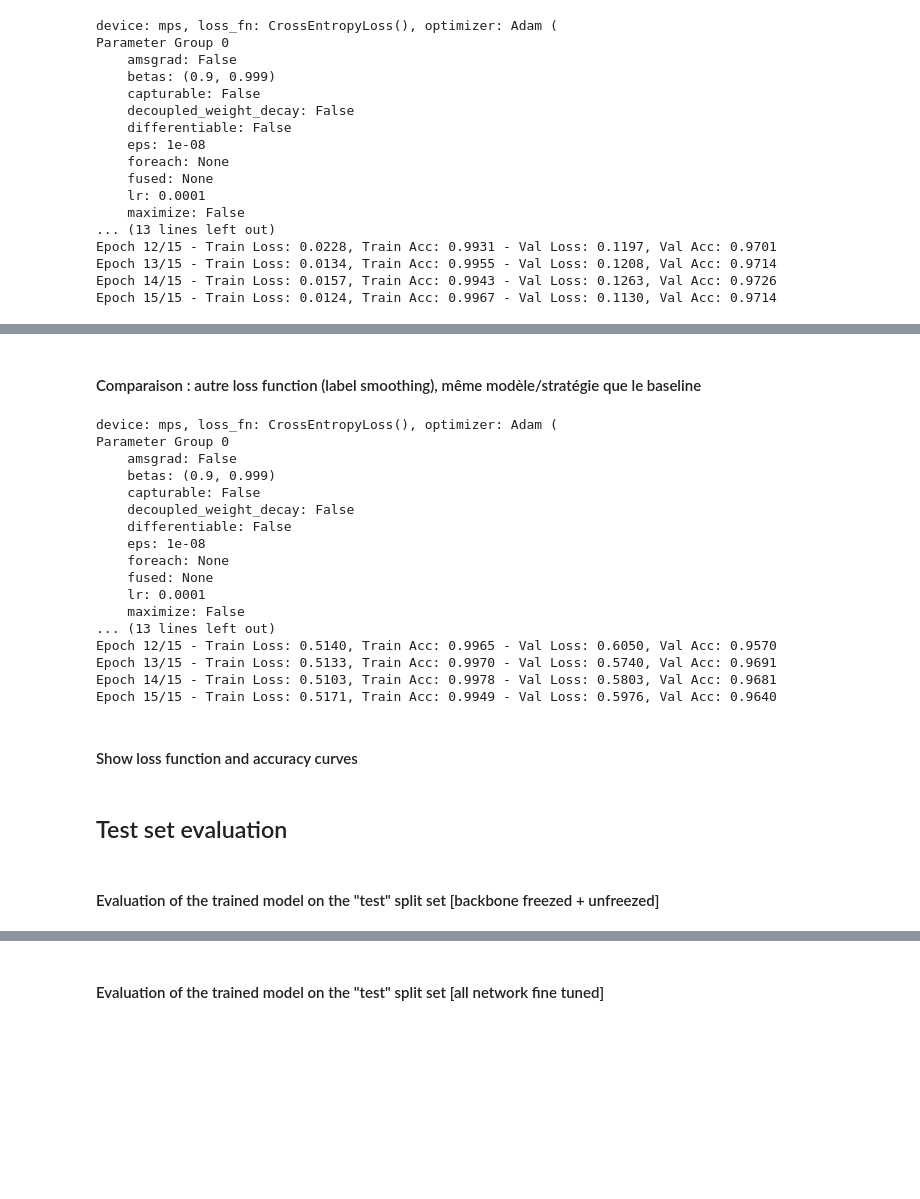
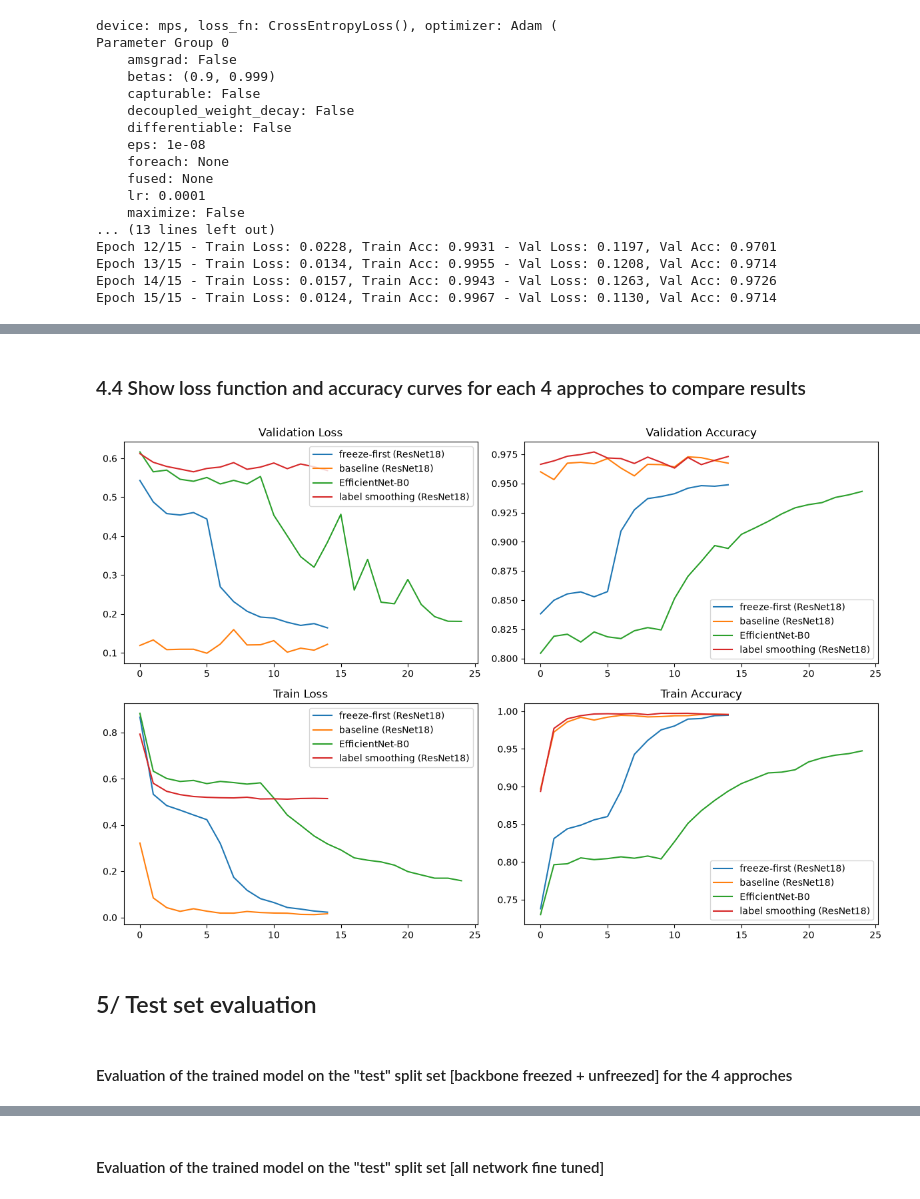
Before and after one commit to madalei/SOLSCAN, a Jupyter notebook: notebooks/train_eurosat_classifier.ipynb, the cells around one changed output, grey strips where cells are left out. Cells and saved outputs as stored; diff of their text form; code cells hidden in the pictures; blank space fills up the shorter version.

Commit message:
[notebook] Release candidate - Clean notebook showing benchmark on models, loss function and metrics about 4 variations

```diff
--- a/notebooks/train_eurosat_classifier.ipynb
+++ b/notebooks/train_eurosat_classifier.ipynb
@@ -51,7 +51,7 @@ train_loader, val_loader, test_loader = build_dataloaders(full_dataset, BATCH_SI
 # 3/ Load the pretrained ResNet18 model and modify the final fully connected layer to match the number of classes in EuroSAT
 # TODO : maybe use a different model, like EfficientNet, or a custom CNN, or a ViT (Vision Transformer) model
 
-model = build_resnet18_classifier(num_classes=len(classes), device=device)
+model_resnet18 = build_resnet18_classifier(num_classes=len(classes), device=device)
 
 # 7/ Define the loss function
 # CrossEntropyLoss combine en une seule opération LogSoftmax + NLLLoss (Negative Log-Likelihood Loss)
@@ -72,5 +88,5 @@ loss_fn = nn.CrossEntropyLoss()
 # %%
-# Run the model train - freeze-first transfer learning (2 phases)
+# Run the model Resnet18 train - freeze-first transfer learning (2 phases)
 
 from models.resnet18_classifier_builder import freeze_backbone, unfreeze_backbone
 
@@ -79,19 +95,19 @@ EPOCHS_PHASE2 = 9  # backbone dégelé, tout le réseau s'affine à un lr plus f
 
 # Phase 1 : backbone gelé, seule la tête (fc) s'entraîne
 # lr plus élevé car la tête est initialisée aléatoirement et doit apprendre vite
-freeze_backbone(model)
-optimizer_phase1 = torch.optim.Adam(model.fc.parameters(), lr=1e-3)
+freeze_backbone(model_resnet18)
+optimizer_phase1 = torch.optim.Adam(model_resnet18.fc.parameters(), lr=1e-3)
 engine_phase1 = Engine(device, loss_fn, optimizer_phase1)
-engine_phase1.display_info()
-history_phase1 = engine_phase1.train_model(model, train_loader, val_loader, EPOCHS_PHASE1)
+#engine_phase1.display_info()
+history_phase1 = engine_phase1.train_model(model_resnet18, train_loader, val_loader, EPOCHS_PHASE1)
 
 # Phase 2 : backbone dégelé, tout le réseau s'affine à un lr plus faible
 # lr faible pour ne pas détruire les features pré-entraînées pendant le fine-tuning
-unfreeze_backbone(model)
-optimizer_phase2 = torch.optim.Adam(model.parameters(), lr=1e-5)
+unfreeze_backbone(model_resnet18)
+optimizer_phase2 = torch.optim.Adam(model_resnet18.parameters(), lr=1e-5)
 engine_phase2 = Engine(device, loss_fn, optimizer_phase2)
-engine_phase2.display_info()
-history_phase2 = engine_phase2.train_model(model, train_loader, val_loader, EPOCHS_PHASE2)
+#engine_phase2.display_info()
+history_phase2 = engine_phase2.train_model(model_resnet18, train_loader, val_loader, EPOCHS_PHASE2)
 
 # Fusion des historiques des deux phases pour le plot ci-dessous
 history = {key: history_phase1[key] + history_phase2[key] for key in history_phase1}
@@ -153,6 +221,9 @@ Epoch 15/15 - Train Loss: 0.0124, Train Acc: 0.9967 - Val Loss: 0.1130, Val Acc:
 # Même stratégie freeze-first (2 phases) que le run ResNet18 pour isoler l'effet du choix d'architecture
 
 from models.efficientnet_b0_classifier_builder import build_efficientnet_b0_classifier, freeze_backbone, unfreeze_backbone
+
+EPOCHS_PHASE1 = 10  # backbone gelé, seule la tête s'entraîne
+EPOCHS_PHASE2 = 15  # backbone dégelé, tout le réseau s entraine à un lr plus faible
 
 model_efficientnet = build_efficientnet_b0_classifier(num_classes=len(classes), device=device)
 
@@ -195,61 +266,41 @@ Epoch 9/9 - Train Loss: 0.2371, Train Acc: 0.9214 - Val Loss: 0.2288, Val Acc: 0
-# %% [markdown]
-#### Comparaison : autre loss function (label smoothing), même modèle/stratégie que le baseline
-# %%
-# Comparaison loss : CrossEntropyLoss avec label smoothing (réduit la sur-confiance, régularise)
-# Même modèle (ResNet18) et même stratégie (single-phase) que le baseline pour isoler l'effet de la loss
-
-model_label_smoothing = build_resnet18_classifier(num_classes=len(classes), device=device)
-loss_fn_label_smoothing = nn.CrossEntropyLoss(label_smoothing=0.1)
-
-optimizer_label_smoothing = torch.optim.Adam(model_label_smoothing.parameters(), lr=1e-4)
-engine_label_smoothing = Engine(device, loss_fn_label_smoothing, optimizer_label_smoothing)
-engine_label_smoothing.display_info()
-
-history_label_smoothing = engine_label_smoothing.train_model(model_label_smoothing, train_loader, val_loader, EPOCHS_BASELINE)
-# %% [output]
-device: mps, loss_fn: CrossEntropyLoss(), optimizer: Adam (
-Parameter Group 0
-    amsgrad: False
-    betas: (0.9, 0.999)
-    capturable: False
-    decoupled_weight_decay: False
-    differentiable: False
-    eps: 1e-08
-    foreach: None
-    fused: None
-    lr: 0.0001
-    maximize: False
-... (13 lines left out)
-Epoch 12/15 - Train Loss: 0.5140, Train Acc: 0.9965 - Val Loss: 0.6050, Val Acc: 0.9570
-Epoch 13/15 - Train Loss: 0.5133, Train Acc: 0.9970 - Val Loss: 0.5740, Val Acc: 0.9691
-Epoch 14/15 - Train Loss: 0.5103, Train Acc: 0.9978 - Val Loss: 0.5803, Val Acc: 0.9681
-Epoch 15/15 - Train Loss: 0.5171, Train Acc: 0.9949 - Val Loss: 0.5976, Val Acc: 0.9640
 # %% [markdown]
-#### Show loss function and accuracy curves
+### 4.4 Show loss function and accuracy curves for each 4 approches to compare results
 # %%
 # 10/ Plot the training and validation loss and accuracy curves — comparaison des 4 approches
-# (val uniquement pour la lisibilité : train curves disponibles dans history_*["train_loss"/"train_acc"])
 import matplotlib.pyplot as plt
 
 runs = {
     "freeze-first (ResNet18)": history,
     "baseline (ResNet18)": history_baseline,
     "EfficientNet-B0": history_efficientnet,
     "label smoothing (ResNet18)": history_label_smoothing,
 }
 
-fig, axes = plt.subplots(1, 2, figsize=(12, 4))
+fig, axes = plt.subplots(2, 2, figsize=(12, 8))
+axes = axes.flatten()
 for label, h in runs.items():
     axes[0].plot(h["val_loss"], label=label)
     axes[1].plot(h["val_acc"], label=label)
+    axes[2].plot(h["train_loss"], label=label)
+    axes[3].plot(h["train_acc"], label=label)
 
 axes[0].set_title("Validation Loss")
 axes[0].legend()
 
 axes[1].set_title("Validation Accuracy")
 axes[1].legend()
+
+axes[2].set_title("Train Loss")
+axes[2].legend()
+
+axes[3].set_title("Train Accuracy")
+axes[3].legend()
+
+plt.tight_layout()
 plt.show()
+# %% [output]
+[figure, added]
 # %% [markdown]
-## Test set evaluation
+## 5/ Test set evaluation
 # %% [markdown]
-#### Evaluation of the trained model on the "test" split set [backbone freezed + unfreezed]
+#### Evaluation of the trained model on the "test" split set [backbone freezed + unfreezed] for the 4 approches
```
Also changed, not shown: parts of 18 cells of this notebook.
